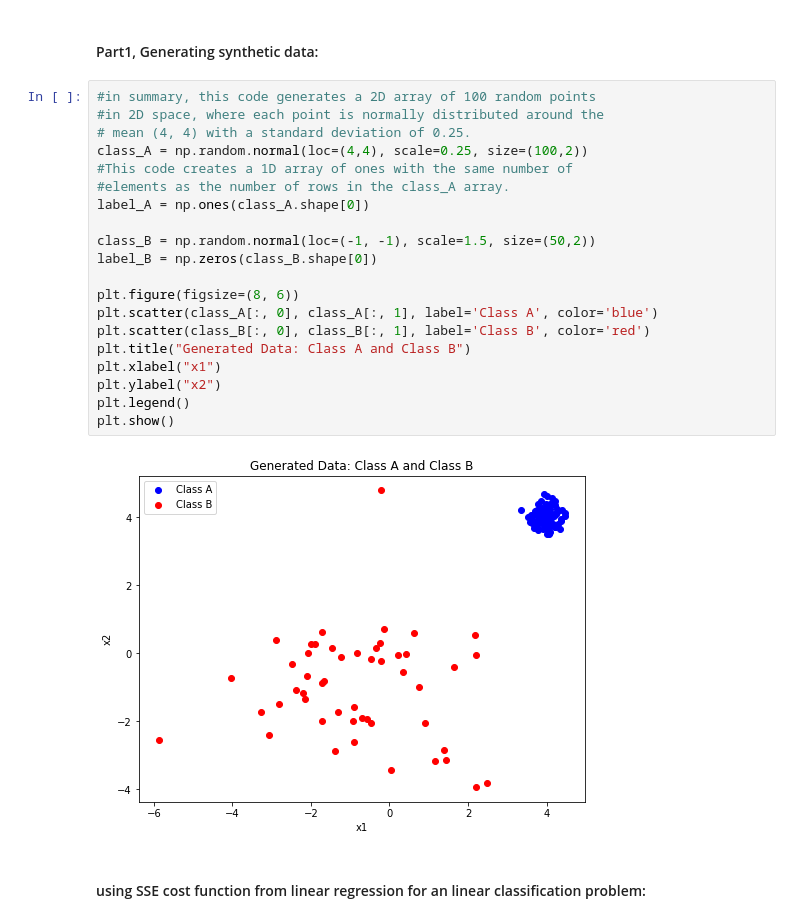
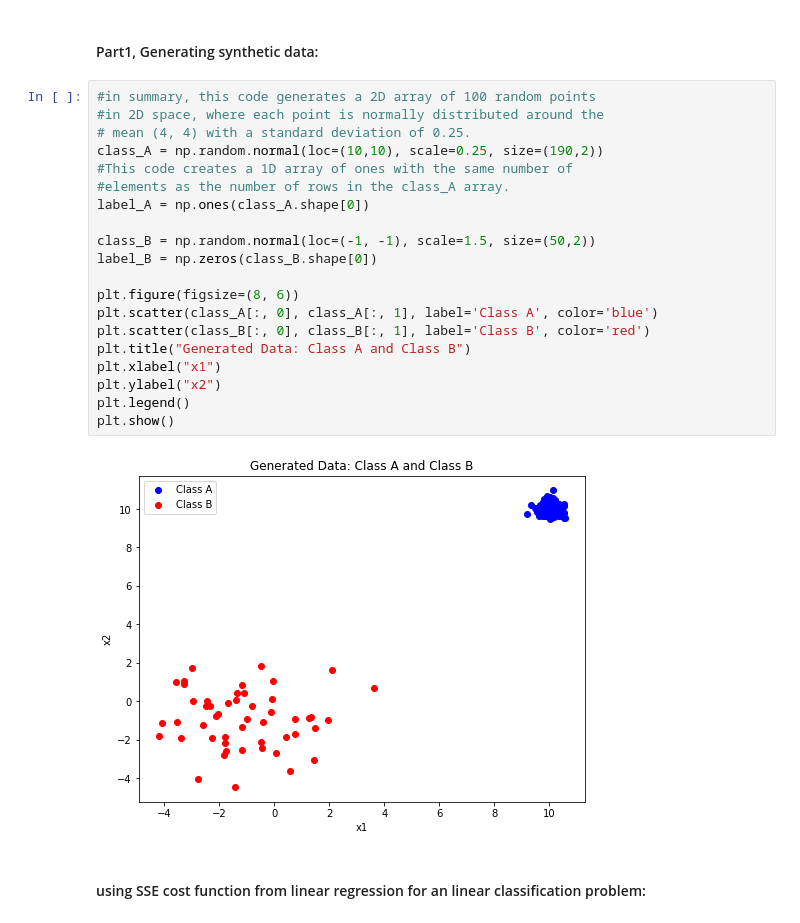
Before and after one commit to Ramtin-BeheshtAeen/intro-to-ml-code, a Jupyter notebook: introduction_to_machine_learning/session-4-Linear Classification and Perceptron Neural Network.ipynb, the cells around one changed output. Cells and saved outputs as stored; diff of their text form.

```diff
--- a/introduction_to_machine_learning/session-4-Linear Classification and Perceptron Neural Network.ipynb
+++ b/introduction_to_machine_learning/session-4-Linear Classification and Perceptron Neural Network.ipynb
@@ -14,25 +14,25 @@ np.random.seed(42)
 # %%
 #in summary, this code generates a 2D array of 100 random points
 #in 2D space, where each point is normally distributed around the
 # mean (4, 4) with a standard deviation of 0.25.
-class_A = np.random.normal(loc=(4,4), scale=0.25, size=(100,2))
+class_A = np.random.normal(loc=(10,10), scale=0.25, size=(190,2))
 #This code creates a 1D array of ones with the same number of
 #elements as the number of rows in the class_A array.
 label_A = np.ones(class_A.shape[0])
 
 class_B = np.random.normal(loc=(-1, -1), scale=1.5, size=(50,2))
 label_B = np.zeros(class_B.shape[0])
 
 plt.figure(figsize=(8, 6))
 plt.scatter(class_A[:, 0], class_A[:, 1], label='Class A', color='blue')
 plt.scatter(class_B[:, 0], class_B[:, 1], label='Class B', color='red')
 plt.title("Generated Data: Class A and Class B")
 plt.xlabel("x1")
 plt.ylabel("x2")
 plt.legend()
 plt.show()
 # %% [output]
-[figure, old version]
+[figure, new version]
 # %% [markdown]
 #### using SSE cost function from linear regression for an linear classification problem:
 # %% [markdown]
```
Also changed, not shown: parts of 17 cells of this notebook.
